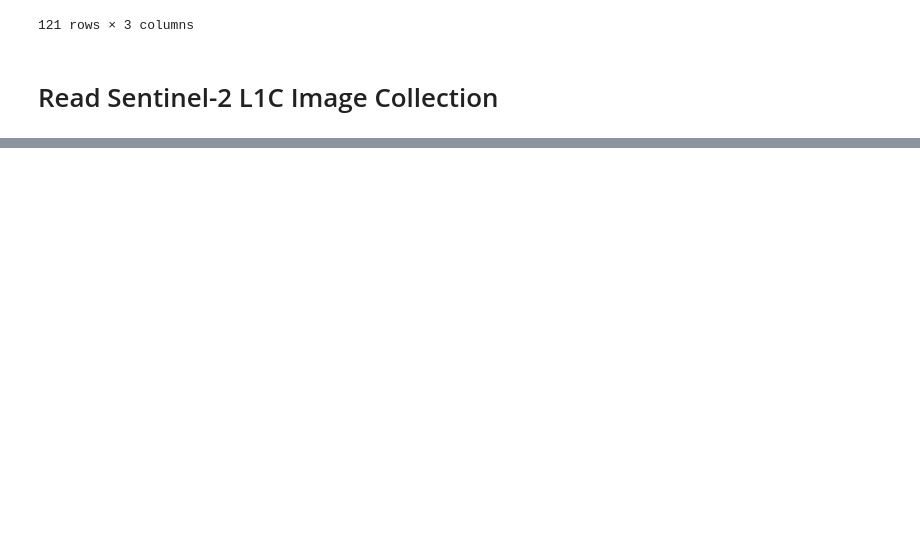
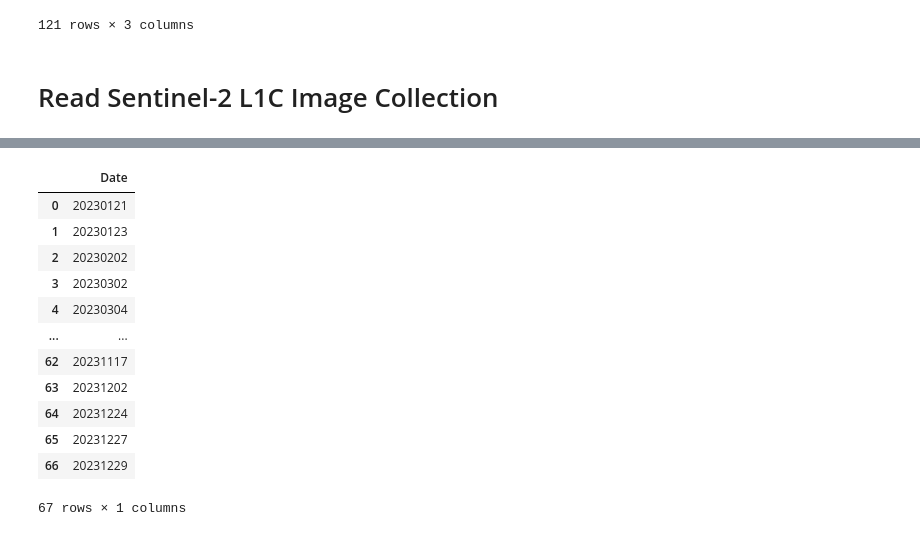
Before and after one commit to IAGO1215/DISCBICOCCA, a Jupyter notebook: NoteBooks Draft/RZ-GEE Temporal Rad, CV, Variogram SR2.ipynb, the cells around one changed output, grey strips where cells are left out. Cells and saved outputs as stored; diff of their text form; code cells hidden in the pictures; blank space fills up the shorter version.

```diff
--- a/NoteBooks Draft/RZ-GEE Temporal Rad, CV, Variogram SR2.ipynb
+++ b/NoteBooks Draft/RZ-GEE Temporal Rad, CV, Variogram SR2.ipynb
@@ -148,0 +312,19 @@ image_2.getInfo()['id']
+# %%
+n = pd.DataFrame({
+    "Date": list_Date
+})
+n
+# %% [output]
+|  | Date |
+| 0 | 20230121 |
+| 1 | 20230123 |
+| 2 | 20230202 |
+| 3 | 20230302 |
+| 4 | 20230304 |
+| ... | ... |
+| 62 | 20231117 |
+| 63 | 20231202 |
+| 64 | 20231224 |
+| 65 | 20231227 |
+| 66 | 20231229 |
+67 rows × 1 columns
```
Also changed, not shown: parts of 18 cells of this notebook, 18 other files.
